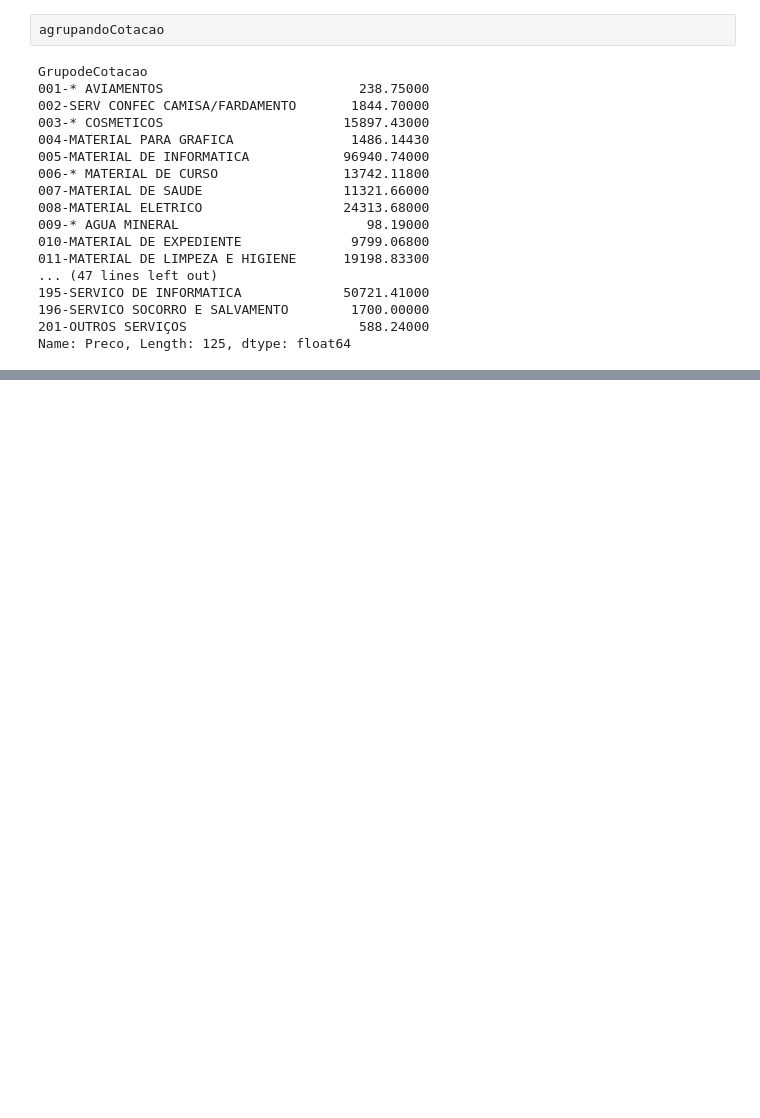
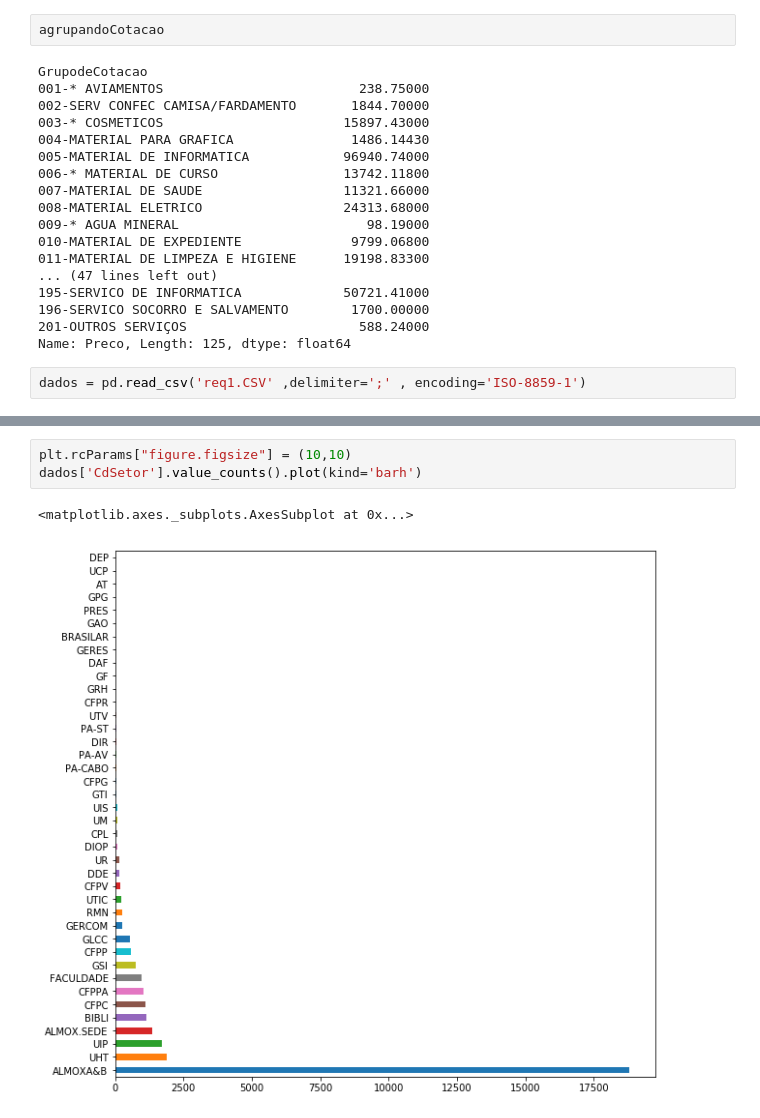
Before and after one commit to MarcoAurello/Estudo-DataSets, a Jupyter notebook: pedidosmxm.ipynb, the cells around one changed output, grey strips where cells are left out. Saved outputs shown, nothing was run; the diff lists cells and outputs as text; blank space fills up the shorter version.

```diff
--- a/pedidosmxm.ipynb
+++ b/pedidosmxm.ipynb
@@ -117,3 +115,5 @@ GrupodeCotacao
 196-SERVICO SOCORRO E SALVAMENTO        1700.00000
 201-OUTROS SERVIÇOS                      588.24000
 Name: Preco, Length: 125, dtype: float64
+# %%
+dados = pd.read_csv('req1.CSV' ,delimiter=';' , encoding='ISO-8859-1')
@@ -119,0 +130,6 @@ Name: Preco, Length: 125, dtype: float64
+# %%
+plt.rcParams["figure.figsize"] = (10,10)
+dados['CdSetor'].value_counts().plot(kind='barh')
+# %% [output]
+<matplotlib.axes._subplots.AxesSubplot at 0x...>
+[figure, added]
```
Also changed, not shown: parts of 5 cells of this notebook.
